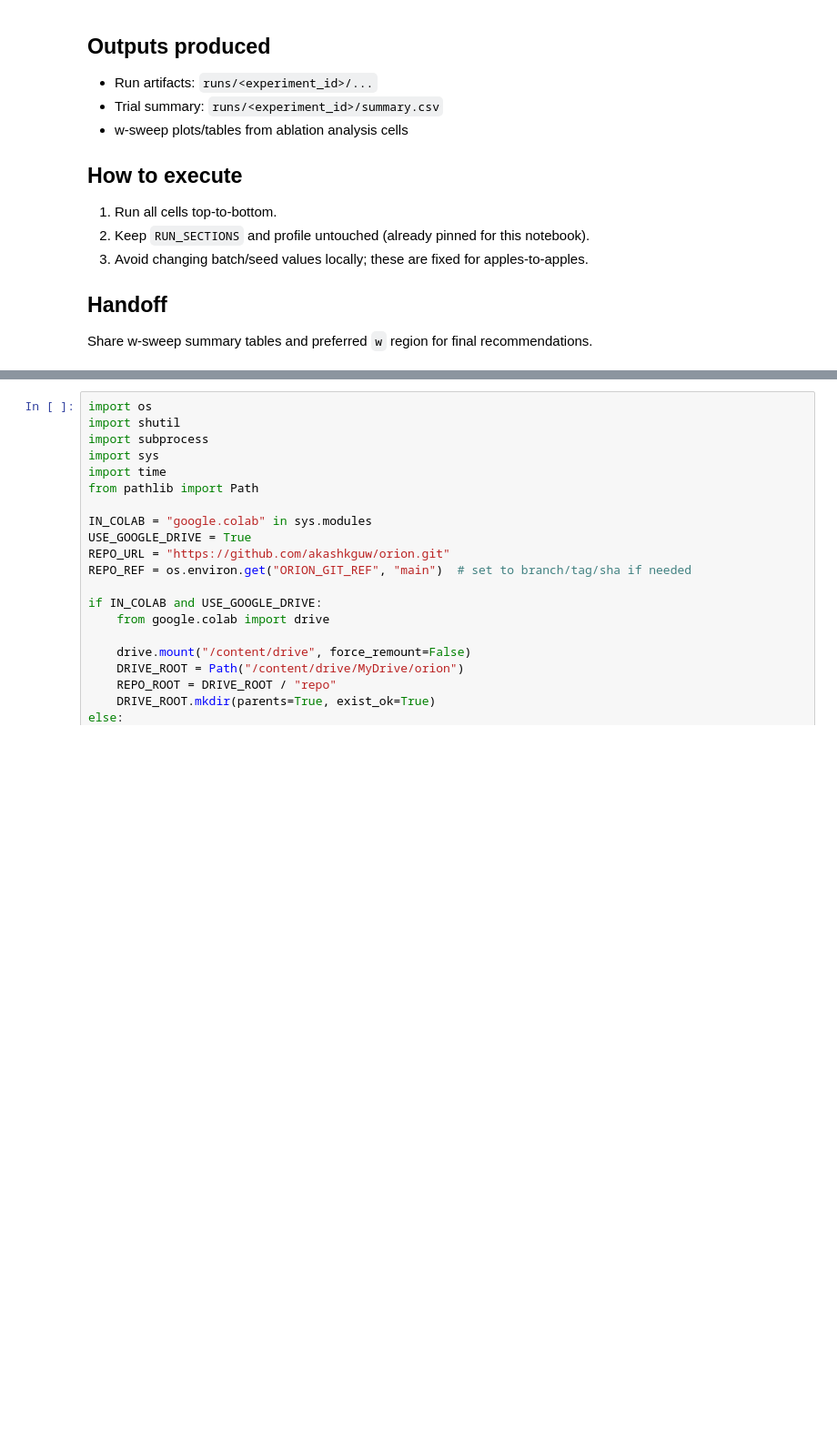
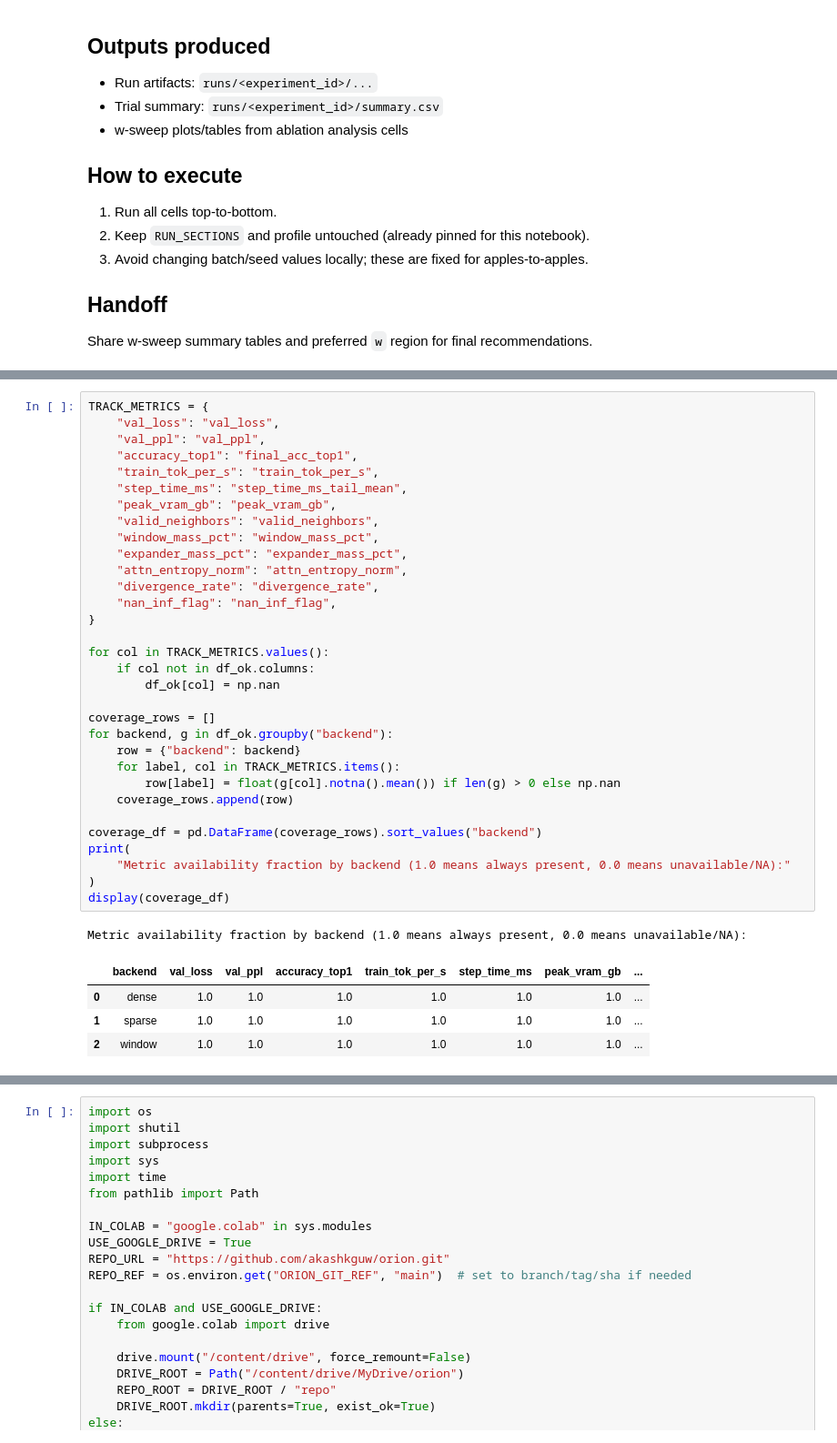
Before and after one commit to akashkguw/orion, a Jupyter notebook: experiment_publish_ablate_w.ipynb, the cells around one changed output, grey strips where cells are left out. Shown at 91% size. Saved outputs shown, nothing was run; the diff lists cells and outputs as text; blank space fills up the shorter version.

```diff
--- a/experiment_publish_ablate_w.ipynb
+++ b/experiment_publish_ablate_w.ipynb
@@ -37,0 +475,38 @@ Share w-sweep summary tables and preferred `w` region for final recommendations.
+# %%
+TRACK_METRICS = {
+    "val_loss": "val_loss",
+    "val_ppl": "val_ppl",
+    "accuracy_top1": "final_acc_top1",
+    "train_tok_per_s": "train_tok_per_s",
+    "step_time_ms": "step_time_ms_tail_mean",
+    "peak_vram_gb": "peak_vram_gb",
+    "valid_neighbors": "valid_neighbors",
+    "window_mass_pct": "window_mass_pct",
+    "expander_mass_pct": "expander_mass_pct",
+    "attn_entropy_norm": "attn_entropy_norm",
+    "divergence_rate": "divergence_rate",
+    "nan_inf_flag": "nan_inf_flag",
+}
+
+for col in TRACK_METRICS.values():
+    if col not in df_ok.columns:
+        df_ok[col] = np.nan
+
+coverage_rows = []
+for backend, g in df_ok.groupby("backend"):
+    row = {"backend": backend}
+    for label, col in TRACK_METRICS.items():
+        row[label] = float(g[col].notna().mean()) if len(g) > 0 else np.nan
+    coverage_rows.append(row)
+
+coverage_df = pd.DataFrame(coverage_rows).sort_values("backend")
+print(
+    "Metric availability fraction by backend (1.0 means always present, 0.0 means unavailable/NA):"
+)
+display(coverage_df)
+# %% [output]
+Metric availability fraction by backend (1.0 means always present, 0.0 means unavailable/NA):
+|  | backend | val_loss | val_ppl | accuracy_top1 | train_tok_per_s | step_time_ms | peak_vram_gb | ... |
+| 0 | dense | 1.0 | 1.0 | 1.0 | 1.0 | 1.0 | 1.0 | ... |
+| 1 | sparse | 1.0 | 1.0 | 1.0 | 1.0 | 1.0 | 1.0 | ... |
+| 2 | window | 1.0 | 1.0 | 1.0 | 1.0 | 1.0 | 1.0 | ... |
```
Also changed, not shown: parts of 11 cells of this notebook.
